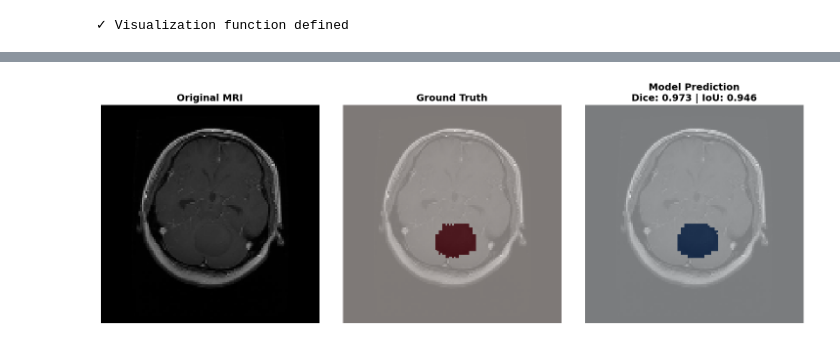
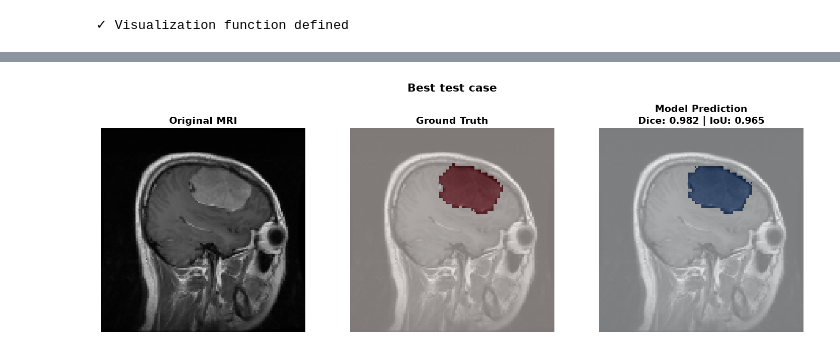
Before and after one commit to Abhinawap/brain-tumor-detection-ml, a Jupyter notebook: notebooks/demo_segmentation.ipynb, the cells around one changed output, grey strips where cells are left out. Drawn from its saved outputs; the diff is of its cells as text; code cells hidden in the pictures.

```diff
--- a/notebooks/demo_segmentation.ipynb
+++ b/notebooks/demo_segmentation.ipynb
@@ -319,0 +234,20 @@ IoU Score:
+# %%
+print("Test split metrics")
+print("=" * 60)
+for name, scores in [('Dice', all_dice_scores), ('IoU', all_iou_scores)]:
+    print(f"\n{name}:")
+    print(f"  Mean:   {scores.mean():.4f} ± {scores.std():.4f}")
+    print(f"  Median: {np.median(scores):.4f}")
+    print(f"  Min:    {scores.min():.4f}")
+    print(f"  Max:    {scores.max():.4f}")
+print(f"\nImages with Dice < 0.5: {(all_dice_scores < 0.5).sum()} / {len(all_dice_scores)}")
+
+fig, ax = plt.subplots(figsize=(8, 4))
+ax.hist(all_dice_scores, bins=30, color='steelblue', alpha=0.8)
+ax.axvline(all_dice_scores.mean(), color='red', linestyle='--', label=f'Mean: {all_dice_scores.mean():.3f}')
+ax.set_xlabel('Dice per image')
+ax.set_ylabel('Images')
+ax.set_title('Dice distribution on the test split', fontweight='bold')
+ax.legend()
+plt.tight_layout()
+plt.show()
@@ -320,42 +272,33 @@ IoU Score:
 # %%
+# Save best, median and worst test cases for the README
 os.makedirs('../docs/inference_examples', exist_ok=True)
 
-for i in range(5):
-    idx = np.random.randint(0, len(dataset))
-    image, mask = dataset[idx]
+order = np.argsort(all_dice_scores)
+cases = {'worst': order[0], 'median': order[len(order) // 2], 'best': order[-1]}
+
+for label, i in cases.items():
+    image, mask = test_set[i]
     prediction = run_inference(model, image)
-    dice, iou = calculate_metrics(prediction, mask)
+    dice, iou = all_dice_scores[i], all_iou_scores[i]
 
-    if dice > 0.80:  # Only save good ones
-        # Create figure
-        image_np = image.permute(1, 2, 0).numpy()
-        mask_np = mask.squeeze(0).numpy()
-        pred_np = prediction.squeeze(0).numpy()
+    image_np = image.permute(1, 2, 0).numpy()
+    fig, axes = plt.subplots(1, 3, figsize=(15, 5))
+    axes[0].imshow(image_np)
+    axes[0].set_title('Original MRI', fontsize=14, fontweight='bold')
+    axes[1].imshow(image_np)
+    axes[1].imshow(mask.squeeze(0).numpy(), alpha=0.5, cmap='Reds')
+    axes[1].set_title('Ground Truth', fontsize=14, fontweight='bold')
+    axes[2].imshow(image_np)
+    axes[2].imshow(prediction.squeeze(0).numpy(), alpha=0.5, cmap='Blues')
+    axes[2].set_title(f'Model Prediction\nDice: {dice:.3f} | IoU: {iou:.3f}', fontsize=14, fontweight='bold')
+    for ax in axes:
+        ax.axis('off')
+    fig.suptitle(f'{label.capitalize()} test case', fontsize=16, fontweight='bold', y=1.02)
+    plt.tight_layout()
 
-        fig, axes = plt.subplots(1, 3, figsize=(15, 5))
-        axes[0].imshow(image_np)
-        axes[0].set_title('Original MRI', fontsize=14, fontweight='bold')
-        axes[0].axis('off')
-
-        axes[1].imshow(image_np)
-        axes[1].imshow(mask_np, alpha=0.5, cmap='Reds')
-        axes[1].set_title('Ground Truth', fontsize=14, fontweight='bold')
-        axes[1].axis('off')
-
-        axes[2].imshow(image_np)
-        axes[2].imshow(pred_np, alpha=0.5, cmap='Blues')
-        axes[2].set_title(f'Model Prediction\nDice: {dice:.3f} | IoU: {iou:.3f}',
-                         fontsize=14, fontweight='bold')
-        axes[2].axis('off')
-
-        plt.tight_layout()
-
-        # SAVE FIRST!
-        save_path = f'../docs/inference_examples/sample_{idx}_dice{dice:.3f}.png'
-        plt.savefig(save_path, dpi=150, bbox_inches='tight')
-        print(f"✓ Saved {save_path}")
-
-        # THEN show
-        plt.show()
-        plt.close()
+    save_path = f'../docs/inference_examples/{label}_dice{dice:.3f}.png'
+    plt.savefig(save_path, dpi=150, bbox_inches='tight')
+    print(f"✓ Saved {save_path}")
+    plt.show()
+    plt.close()
 # %% [output]
@@ -367 +310 @@ for i in range(5):
-[figure, old version]
+[figure, new version]
```
Also changed, not shown: parts of 22 cells of this notebook, 15 other files.
